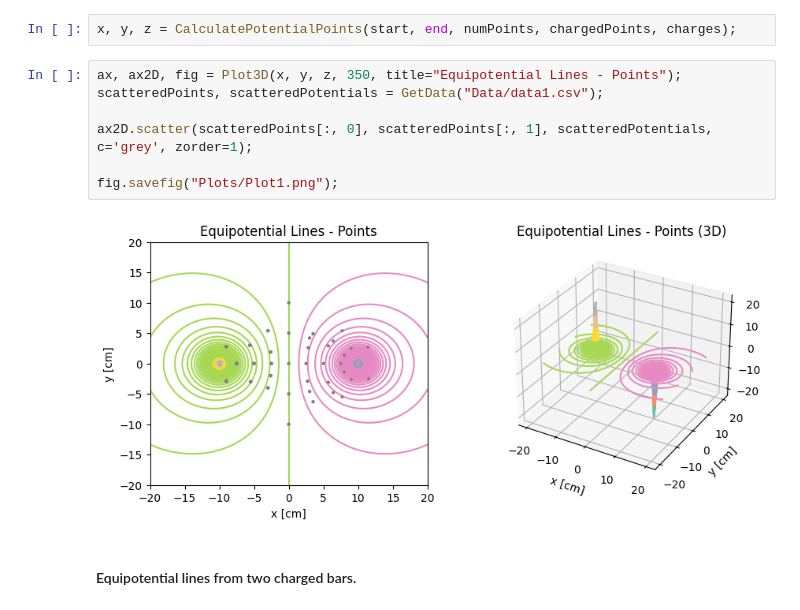
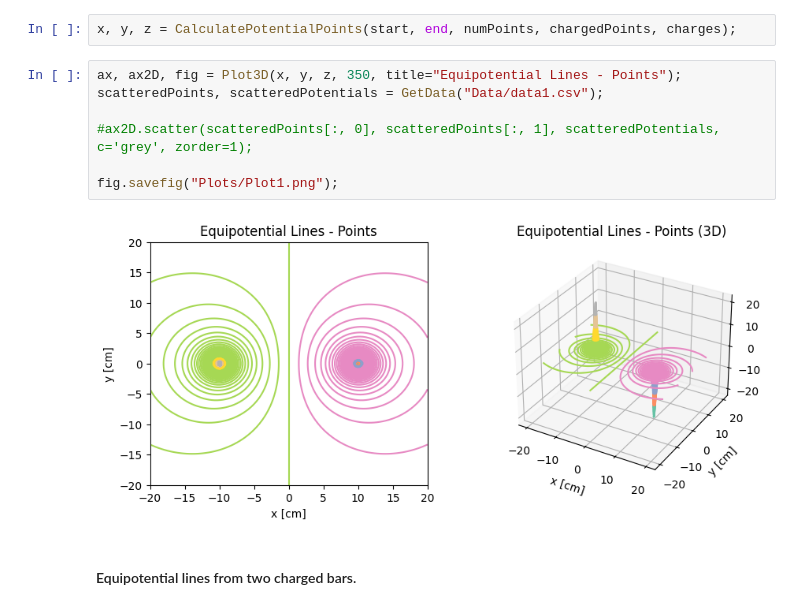
Before and after one commit to sunbaee/Eletrostatics, a Jupyter notebook: PotentialPlot.ipynb, the cells around one changed output. Cells and saved outputs as stored; diff of their text form.

Commit message:
removing points plots

```diff
--- a/PotentialPlot.ipynb
+++ b/PotentialPlot.ipynb
@@ -177,12 +177,12 @@ x, y, z = CalculatePotentialPoints(start, end, numPoints, chargedPoints, charges
 # %%
 ax, ax2D, fig = Plot3D(x, y, z, 350, title="Equipotential Lines - Points");
 scatteredPoints, scatteredPotentials = GetData("Data/data1.csv");
 
-ax2D.scatter(scatteredPoints[:, 0], scatteredPoints[:, 1], scatteredPotentials, c='grey', zorder=1);
+#ax2D.scatter(scatteredPoints[:, 0], scatteredPoints[:, 1], scatteredPotentials, c='grey', zorder=1);
 
 fig.savefig("Plots/Plot1.png");
 # %% [output]
-[figure, old version]
+[figure, new version]
 # %% [markdown]
 #### Equipotential lines from two charged bars.
 # %%
```
Also changed, not shown: parts of 2 cells of this notebook.
